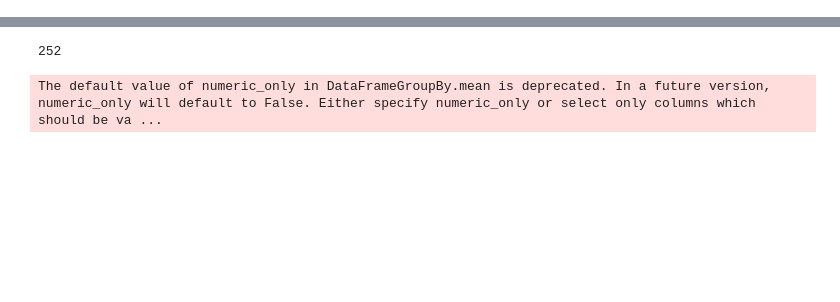
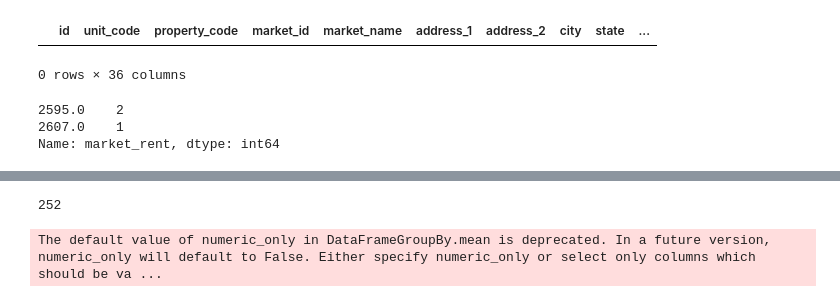
Before and after one commit to magicalpuffin/Py-Notebooks, a Jupyter notebook: invh_house_rental_data/data_exploration.ipynb, the cells around one changed output, grey strips where cells are left out. Saved outputs shown, nothing was run; the diff lists cells and outputs as text; code cells hidden in the pictures; blank space fills up the shorter version.

Commit message:
data cleaning, manually fixed outlier rents

```diff
--- a/invh_house_rental_data/data_exploration.ipynb
+++ b/invh_house_rental_data/data_exploration.ipynb
@@ -4,3 +4,5 @@ import plotly.express as px
 import plotly.graph_objects as go
 # %%
 rental_df = pd.read_parquet('data/clean_housing_data.parquet')
+# %%
+clean_rental_df = rental_df.reset_index(drop= True)
@@ -6,0 +13,2 @@ rental_df = pd.read_parquet('data/clean_housing_data.parquet')
+# %%
+clean_rental_df = clean_rental_df.rename(columns= {'Date': 'date'})
@@ -6,0 +27,11 @@ rental_df = pd.read_parquet('data/clean_housing_data.parquet')
+# %%
+clean_rental_df[clean_rental_df['market_rent'] > 6000]
+# %% [output]
+|  | id | unit_code | property_code | market_id | market_name | address_1 | address_2 | city | state | ... |
+0 rows × 36 columns
+# %%
+clean_rental_df[clean_rental_df['property_code'] == 'j1110142'][['date', 'market_rent']]['market_rent'].value_counts()
+# %% [output]
+2595.0    2
+2607.0    1
+Name: market_rent, dtype: int64
```
Also changed, not shown: parts of 6 cells of this notebook, 1 other file.
